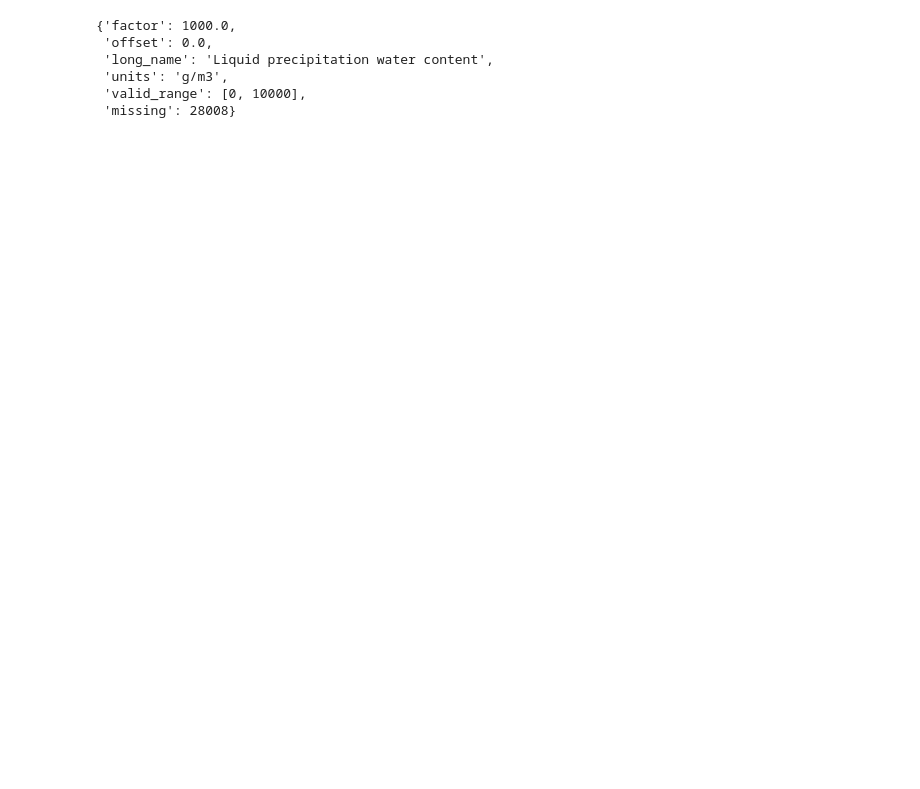
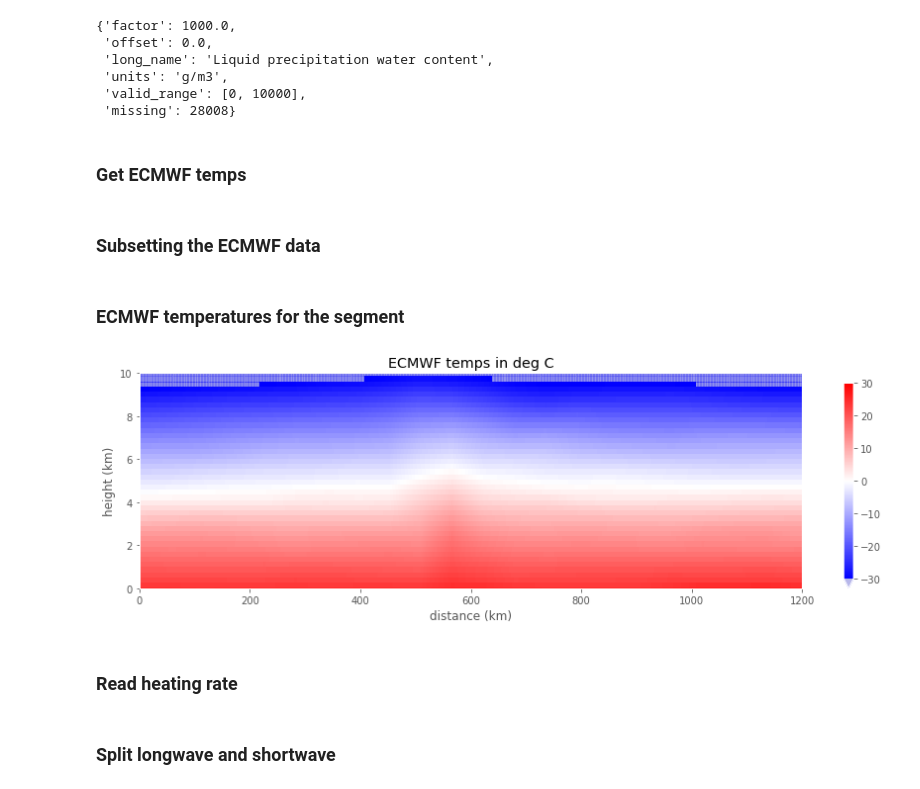
Before and after one commit to Pearl-Ayem/ATSC_Course_Work, a Jupyter notebook: notebooks/cloudsat_precip_Julia-PA.ipynb, the cells around one changed output. Cells and saved outputs as stored; diff of their text form; code cells hidden in the pictures; blank space fills up the shorter version.

Commit message:
Julia, Fanapi and Karl Cloudsat Data analyzed

```diff
--- a/notebooks/cloudsat_precip_Julia-PA.ipynb
+++ b/notebooks/cloudsat_precip_Julia-PA.ipynb
@@ -221,3 +209,51 @@ lw_attributes
  'units': 'g/m3',
  'valid_range': [0, 10000],
  'missing': 28008}
+# %% [markdown]
+### Get ECMWF temps
+# %%
+z_file= list(a301.data_dir.glob('*ECMWF-AUX_GRANULE*hdf'))[0]
+ec_height=HDFvd_read(z_file,'EC_height')
+ec_temps, temps_attributes = HDFsd_read(z_file,'Temperature')
+ec_missing = temps_attributes['missing']
+# %% [markdown]
+### Subsetting the ECMWF data
+# %%
+bad_temps = (ec_temps == ec_missing)
+ec_temps[bad_temps]=np.nan
+ec_temps=np.ma.masked_invalid(ec_temps)
+ec_temps = ec_temps - 273.15
+ec_temps=ec_temps[time_hit,:]
+# %% [markdown]
+### ECMWF temperatures for the segment
+# %%
+def plot_field(distance,height,field,ax,cmap=None,norm=None):
+    """
+    given an axis, draw a cloudsat cross section
+    """
+    if cmap is None:
+        cmap=cm.inferno
+    col=ax.pcolormesh(distance,height,field,cmap=cmap,
+                  norm=the_norm)
+    ax.figure.colorbar(col,extend='both',ax=ax)
+    return ax
+
+fig, ax =plt.subplots(1,1,figsize=(15,4))
+vmin=-30
+vmax=30
+the_norm=Normalize(vmin=vmin,vmax=vmax,clip=False)
+cmap_ec= cm.bwr
+cmap_ec.set_over('w')
+cmap_ec.set_under('b',alpha=0.2)
+cmap_ec.set_bad('0.75') #75% grey
+
+ec_height_km=ec_height/meters2km
+ax=plot_field(distance,ec_height_km,ec_temps.T,ax,cmap=cmap_ec,
+                  norm=the_norm)
+ax.set(ylim=[0,10],xlim=(0,1200))
+ax.set(xlabel='distance (km)',ylabel='height (km)',title='ECMWF temps in deg C')
+fig.savefig('temps.png')
+# %% [output]
+[figure, added]
+# %% [markdown]
+### Read heating rate
@@ -223,0 +278,2 @@ lw_attributes
+# %% [markdown]
+### Split longwave and shortwave
```
Also changed, not shown: parts of 22 cells of this notebook, 15 other files.
